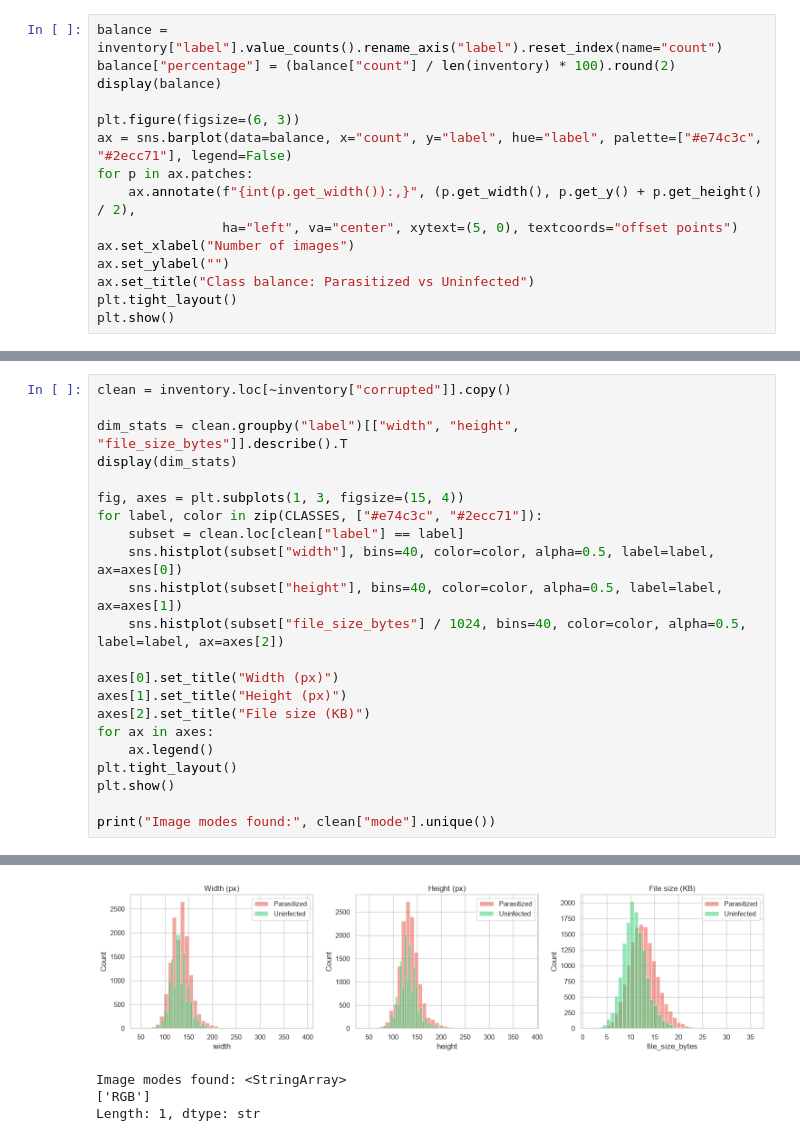
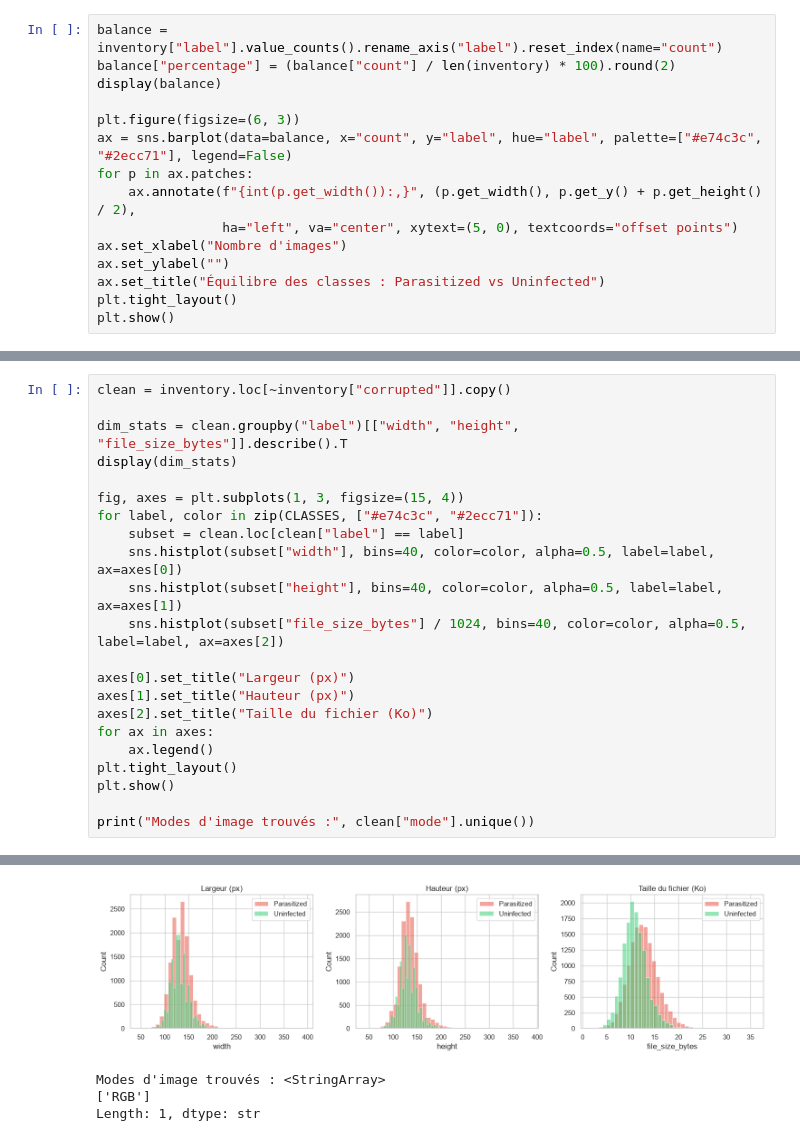
Before and after one commit to juliettebm/malaria-microscopy-deep-learning, a Jupyter notebook: 01_data_ingestion_eda.ipynb, the cells around one changed output, grey strips where cells are left out. Drawn from its saved outputs; the diff is of its cells as text.

```diff
--- a/01_data_ingestion_eda.ipynb
+++ b/01_data_ingestion_eda.ipynb
@@ -156,9 +160,9 @@ ax = sns.barplot(data=balance, x="count", y="label", hue="label", palette=["#e74
 for p in ax.patches:
     ax.annotate(f"{int(p.get_width()):,}", (p.get_width(), p.get_y() + p.get_height() / 2),
                 ha="left", va="center", xytext=(5, 0), textcoords="offset points")
-ax.set_xlabel("Number of images")
+ax.set_xlabel("Nombre d'images")
 ax.set_ylabel("")
-ax.set_title("Class balance: Parasitized vs Uninfected")
+ax.set_title("Équilibre des classes : Parasitized vs Uninfected")
 plt.tight_layout()
 plt.show()
 # %% [output]
@@ -177,39 +181,39 @@ display(dim_stats)
 fig, axes = plt.subplots(1, 3, figsize=(15, 4))
 for label, color in zip(CLASSES, ["#e74c3c", "#2ecc71"]):
     subset = clean.loc[clean["label"] == label]
     sns.histplot(subset["width"], bins=40, color=color, alpha=0.5, label=label, ax=axes[0])
     sns.histplot(subset["height"], bins=40, color=color, alpha=0.5, label=label, ax=axes[1])
     sns.histplot(subset["file_size_bytes"] / 1024, bins=40, color=color, alpha=0.5, label=label, ax=axes[2])
 
-axes[0].set_title("Width (px)")
-axes[1].set_title("Height (px)")
-axes[2].set_title("File size (KB)")
+axes[0].set_title("Largeur (px)")
+axes[1].set_title("Hauteur (px)")
+axes[2].set_title("Taille du fichier (Ko)")
 for ax in axes:
     ax.legend()
 plt.tight_layout()
 plt.show()
 
-print("Image modes found:", clean["mode"].unique())
+print("Modes d'image trouvés :", clean["mode"].unique())
 # %% [output]
 |  | label | Parasitized | Uninfected |
 | width | count | 13779.000000 | 13779.000000 |
 |  | mean | 133.631831 | 131.342478 |
 |  | std | 21.191188 | 18.698083 |
 |  | min | 46.000000 | 49.000000 |
 |  | 25% | 121.000000 | 118.000000 |
 |  | 50% | 133.000000 | 130.000000 |
 |  | 75% | 145.000000 | 142.000000 |
 |  | max | 394.000000 | 247.000000 |
 | height | count | 13779.000000 | 13779.000000 |
 |  | mean | 134.386893 | 131.580013 |
 | ... | ... | ... | ... |
 |  | min | 1418.000000 | 1751.000000 |
 |  | 25% | 10869.000000 | 9432.000000 |
 |  | 50% | 12771.000000 | 10956.000000 |
 |  | 75% | 14811.000000 | 12657.000000 |
 |  | max | 36865.000000 | 35239.000000 |
-[figure, old version]
+[figure, new version]
-Image modes found: <StringArray>
+Modes d'image trouvés : <StringArray>
 ['RGB']
 Length: 1, dtype: str
 # %% [markdown]
```
Also changed, not shown: parts of 18 cells of this notebook, 3 other files.
